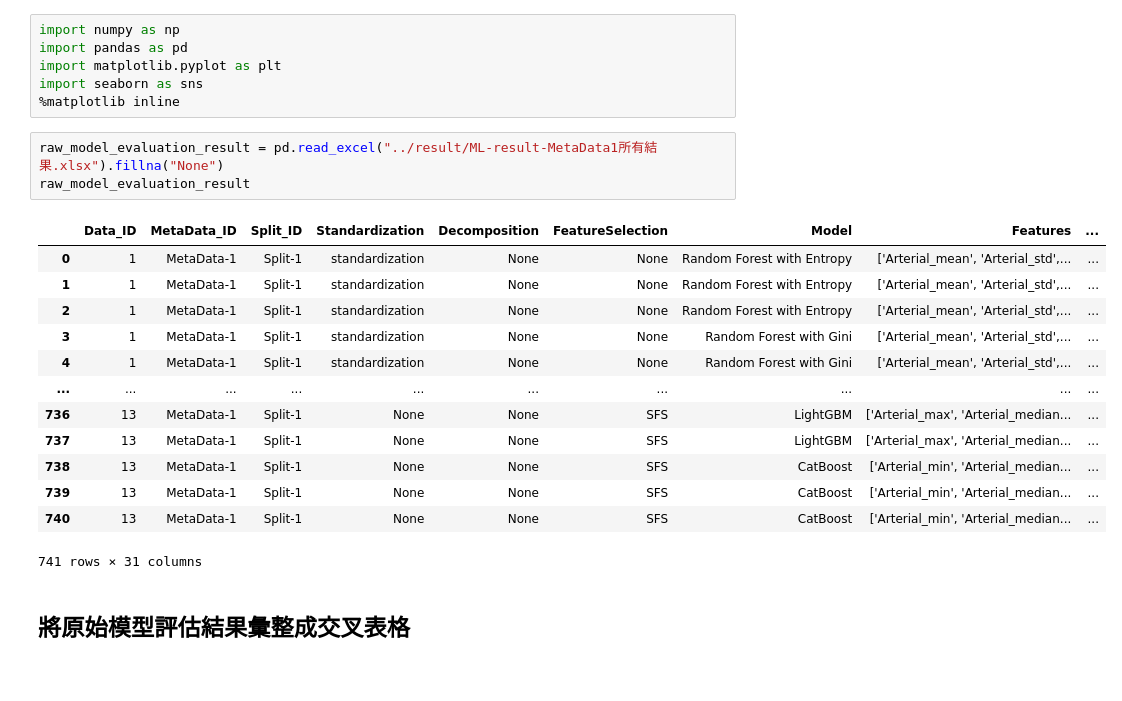
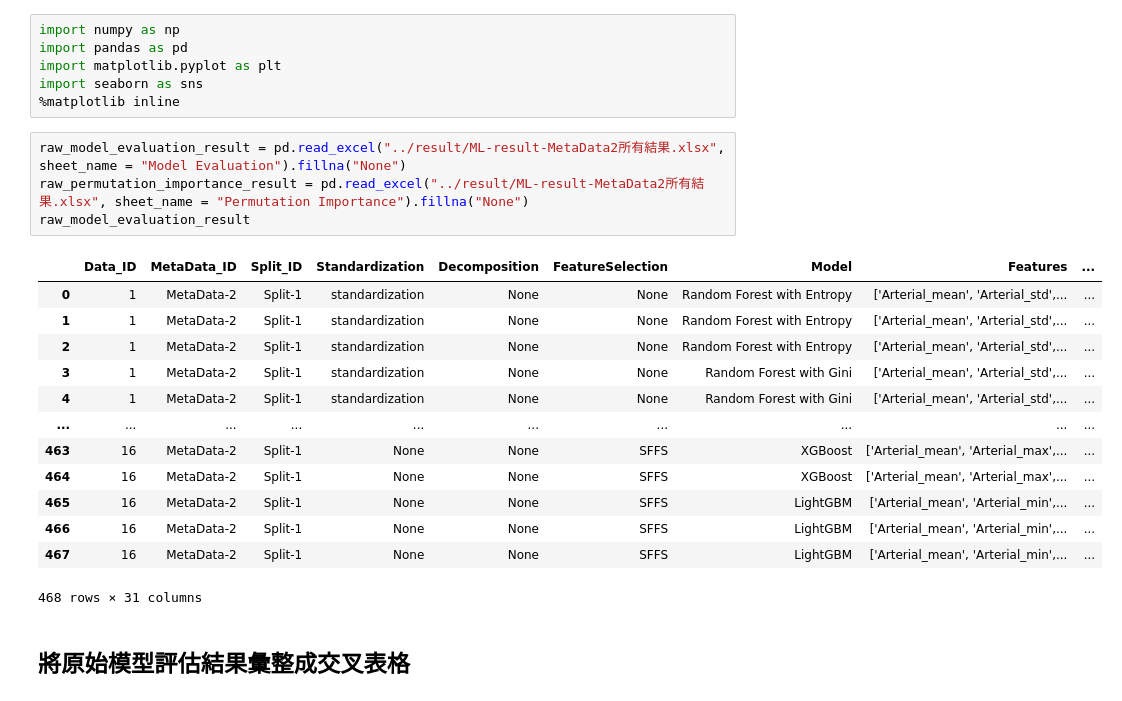
Before and after one commit to Wang-Jian-An/NCKUH-Pediatric-Nephrology, a Jupyter notebook: 9-Result_Analysis.ipynb, the cells around one changed output. Drawn from its saved outputs; the diff is of its cells as text.

```diff
--- a/9-Result_Analysis.ipynb
+++ b/9-Result_Analysis.ipynb
@@ -5,22 +5,23 @@ import matplotlib.pyplot as plt
 import seaborn as sns
 %matplotlib inline
 # %%
-raw_model_evaluation_result = pd.read_excel("../result/ML-result-MetaData1所有結果.xlsx").fillna("None")
+raw_model_evaluation_result = pd.read_excel("../result/ML-result-MetaData2所有結果.xlsx", sheet_name = "Model Evaluation").fillna("None")
+raw_permutation_importance_result = pd.read_excel("../result/ML-result-MetaData2所有結果.xlsx", sheet_name = "Permutation Importance").fillna("None")
 raw_model_evaluation_result
 # %% [output]
 |  | Data_ID | MetaData_ID | Split_ID | Standardization | Decomposition | FeatureSelection | Model | Features | ... |
-| 0 | 1 | MetaData-1 | Split-1 | standardization | None | None | Random Forest with Entropy | ['Arterial_mean', 'Arterial_std',... | ... |
-| 1 | 1 | MetaData-1 | Split-1 | standardization | None | None | Random Forest with Entropy | ['Arterial_mean', 'Arterial_std',... | ... |
-| 2 | 1 | MetaData-1 | Split-1 | standardization | None | None | Random Forest with Entropy | ['Arterial_mean', 'Arterial_std',... | ... |
-| 3 | 1 | MetaData-1 | Split-1 | standardization | None | None | Random Forest with Gini | ['Arterial_mean', 'Arterial_std',... | ... |
-| 4 | 1 | MetaData-1 | Split-1 | standardization | None | None | Random Forest with Gini | ['Arterial_mean', 'Arterial_std',... | ... |
+| 0 | 1 | MetaData-2 | Split-1 | standardization | None | None | Random Forest with Entropy | ['Arterial_mean', 'Arterial_std',... | ... |
+| 1 | 1 | MetaData-2 | Split-1 | standardization | None | None | Random Forest with Entropy | ['Arterial_mean', 'Arterial_std',... | ... |
+| 2 | 1 | MetaData-2 | Split-1 | standardization | None | None | Random Forest with Entropy | ['Arterial_mean', 'Arterial_std',... | ... |
+| 3 | 1 | MetaData-2 | Split-1 | standardization | None | None | Random Forest with Gini | ['Arterial_mean', 'Arterial_std',... | ... |
+| 4 | 1 | MetaData-2 | Split-1 | standardization | None | None | Random Forest with Gini | ['Arterial_mean', 'Arterial_std',... | ... |
 | ... | ... | ... | ... | ... | ... | ... | ... | ... | ... |
-| 736 | 13 | MetaData-1 | Split-1 | None | None | SFS | LightGBM | ['Arterial_max', 'Arterial_median... | ... |
-| 737 | 13 | MetaData-1 | Split-1 | None | None | SFS | LightGBM | ['Arterial_max', 'Arterial_median... | ... |
-| 738 | 13 | MetaData-1 | Split-1 | None | None | SFS | CatBoost | ['Arterial_min', 'Arterial_median... | ... |
-| 739 | 13 | MetaData-1 | Split-1 | None | None | SFS | CatBoost | ['Arterial_min', 'Arterial_median... | ... |
-| 740 | 13 | MetaData-1 | Split-1 | None | None | SFS | CatBoost | ['Arterial_min', 'Arterial_median... | ... |
+| 463 | 16 | MetaData-2 | Split-1 | None | None | SFFS | XGBoost | ['Arterial_mean', 'Arterial_max',... | ... |
+| 464 | 16 | MetaData-2 | Split-1 | None | None | SFFS | XGBoost | ['Arterial_mean', 'Arterial_max',... | ... |
+| 465 | 16 | MetaData-2 | Split-1 | None | None | SFFS | LightGBM | ['Arterial_mean', 'Arterial_min',... | ... |
+| 466 | 16 | MetaData-2 | Split-1 | None | None | SFFS | LightGBM | ['Arterial_mean', 'Arterial_min',... | ... |
+| 467 | 16 | MetaData-2 | Split-1 | None | None | SFFS | LightGBM | ['Arterial_mean', 'Arterial_min',... | ... |
-741 rows × 31 columns
+468 rows × 31 columns
 # %% [markdown]
 ## 將原始模型評估結果彙整成交叉表格
 # %%
```
Also changed, not shown: parts of 6 cells of this notebook.
